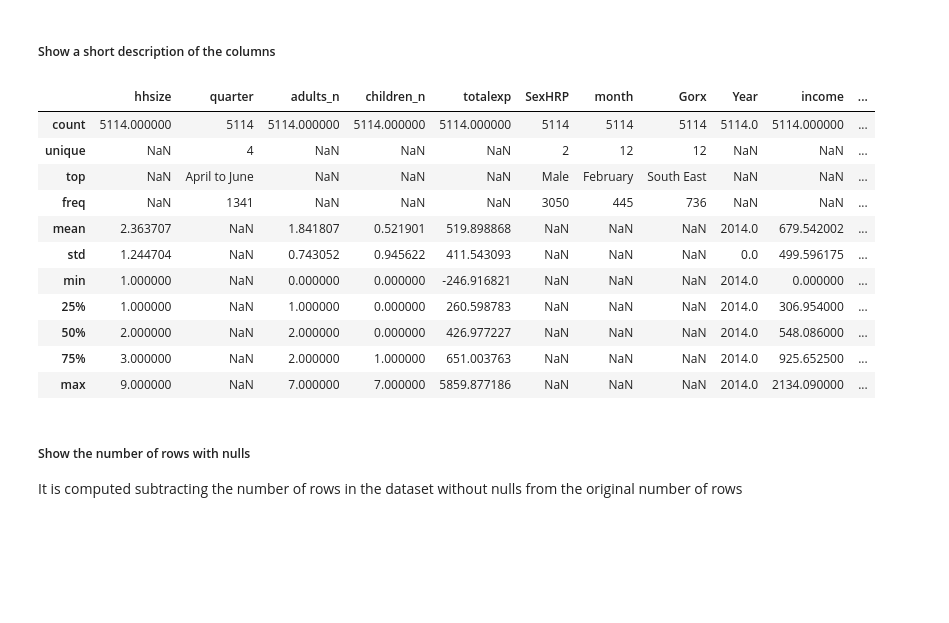
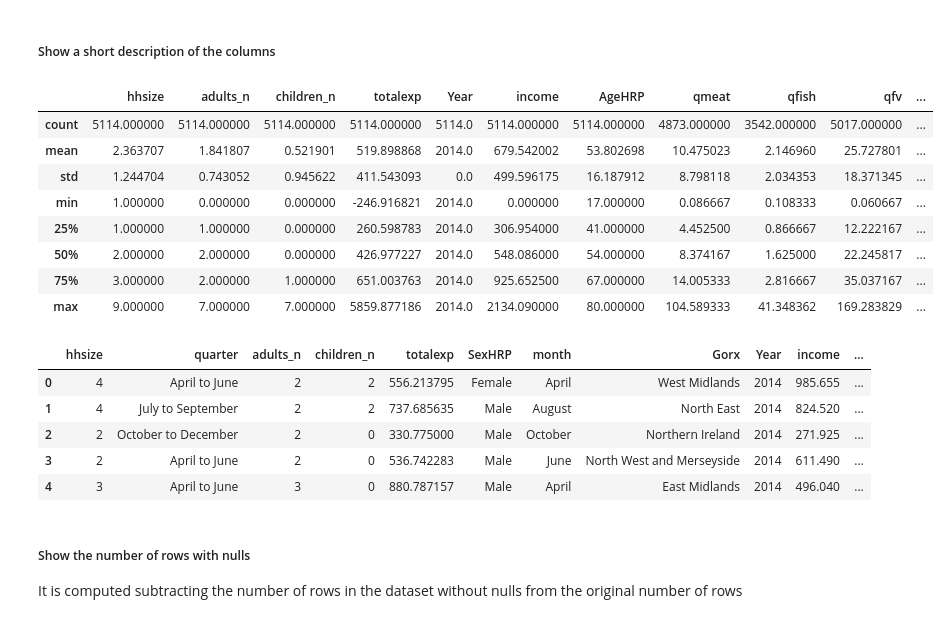
Before and after one commit to danielenapo/AI_unibo, a Jupyter notebook: machineLearning/lab3/linear_regression_example_FoodUK2014_nocode.ipynb, the cells around one changed output. Cells and saved outputs as stored; diff of their text form; code cells hidden in the pictures; blank space fills up the shorter version.

```diff
--- a/machineLearning/lab3/linear_regression_example_FoodUK2014_nocode.ipynb
+++ b/machineLearning/lab3/linear_regression_example_FoodUK2014_nocode.ipynb
@@ -65,20 +53,26 @@ ImportError: Missing optional dependency 'openpyxl'.  Use pip or conda to instal
 # %% [markdown]
 ##### Show a short description of the columns
 # %%
-data_fn.describe()
+df0.describe()
 # %% [output]
-|  | hhsize | quarter | adults_n | children_n | totalexp | SexHRP | month | Gorx | Year | income | ... |
-| count | 5114.000000 | 5114 | 5114.000000 | 5114.000000 | 5114.000000 | 5114 | 5114 | 5114 | 5114.0 | 5114.000000 | ... |
-| unique | NaN | 4 | NaN | NaN | NaN | 2 | 12 | 12 | NaN | NaN | ... |
-| top | NaN | April to June | NaN | NaN | NaN | Male | February | South East | NaN | NaN | ... |
-| freq | NaN | 1341 | NaN | NaN | NaN | 3050 | 445 | 736 | NaN | NaN | ... |
-| mean | 2.363707 | NaN | 1.841807 | 0.521901 | 519.898868 | NaN | NaN | NaN | 2014.0 | 679.542002 | ... |
-| std | 1.244704 | NaN | 0.743052 | 0.945622 | 411.543093 | NaN | NaN | NaN | 0.0 | 499.596175 | ... |
-| min | 1.000000 | NaN | 0.000000 | 0.000000 | -246.916821 | NaN | NaN | NaN | 2014.0 | 0.000000 | ... |
-| 25% | 1.000000 | NaN | 1.000000 | 0.000000 | 260.598783 | NaN | NaN | NaN | 2014.0 | 306.954000 | ... |
-| 50% | 2.000000 | NaN | 2.000000 | 0.000000 | 426.977227 | NaN | NaN | NaN | 2014.0 | 548.086000 | ... |
-| 75% | 3.000000 | NaN | 2.000000 | 1.000000 | 651.003763 | NaN | NaN | NaN | 2014.0 | 925.652500 | ... |
-| max | 9.000000 | NaN | 7.000000 | 7.000000 | 5859.877186 | NaN | NaN | NaN | 2014.0 | 2134.090000 | ... |
+|  | hhsize | adults_n | children_n | totalexp | Year | income | AgeHRP | qmeat | qfish | qfv | ... |
+| count | 5114.000000 | 5114.000000 | 5114.000000 | 5114.000000 | 5114.0 | 5114.000000 | 5114.000000 | 4873.000000 | 3542.000000 | 5017.000000 | ... |
+| mean | 2.363707 | 1.841807 | 0.521901 | 519.898868 | 2014.0 | 679.542002 | 53.802698 | 10.475023 | 2.146960 | 25.727801 | ... |
+| std | 1.244704 | 0.743052 | 0.945622 | 411.543093 | 0.0 | 499.596175 | 16.187912 | 8.798118 | 2.034353 | 18.371345 | ... |
+| min | 1.000000 | 0.000000 | 0.000000 | -246.916821 | 2014.0 | 0.000000 | 17.000000 | 0.086667 | 0.108333 | 0.060667 | ... |
+| 25% | 1.000000 | 1.000000 | 0.000000 | 260.598783 | 2014.0 | 306.954000 | 41.000000 | 4.452500 | 0.866667 | 12.222167 | ... |
+| 50% | 2.000000 | 2.000000 | 0.000000 | 426.977227 | 2014.0 | 548.086000 | 54.000000 | 8.374167 | 1.625000 | 22.245817 | ... |
+| 75% | 3.000000 | 2.000000 | 1.000000 | 651.003763 | 2014.0 | 925.652500 | 67.000000 | 14.005333 | 2.816667 | 35.037167 | ... |
+| max | 9.000000 | 7.000000 | 7.000000 | 5859.877186 | 2014.0 | 2134.090000 | 80.000000 | 104.589333 | 41.348362 | 169.283829 | ... |
+# %%
+df0.head()
+# %% [output]
+|  | hhsize | quarter | adults_n | children_n | totalexp | SexHRP | month | Gorx | Year | income | ... |
+| 0 | 4 | April to June | 2 | 2 | 556.213795 | Female | April | West Midlands | 2014 | 985.655 | ... |
+| 1 | 4 | July to September | 2 | 2 | 737.685635 | Male | August | North East | 2014 | 824.520 | ... |
+| 2 | 2 | October to December | 2 | 0 | 330.775000 | Male | October | Northern Ireland | 2014 | 271.925 | ... |
+| 3 | 2 | April to June | 2 | 0 | 536.742283 | Male | June | North West and Merseyside | 2014 | 611.490 | ... |
+| 4 | 3 | April to June | 3 | 0 | 880.787157 | Male | April | East Midlands | 2014 | 496.040 | ... |
 # %% [markdown]
 ##### Show the number of rows with nulls
 
```
Also changed, not shown: parts of 42 cells of this notebook, 2 other files.
